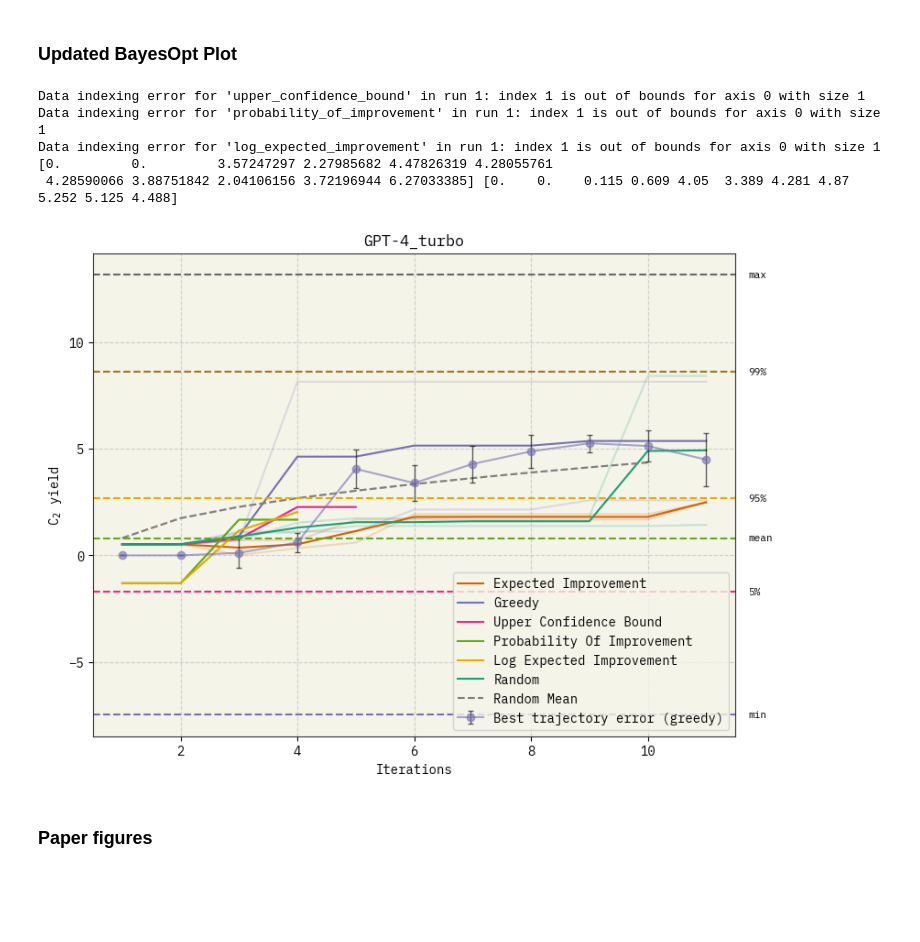
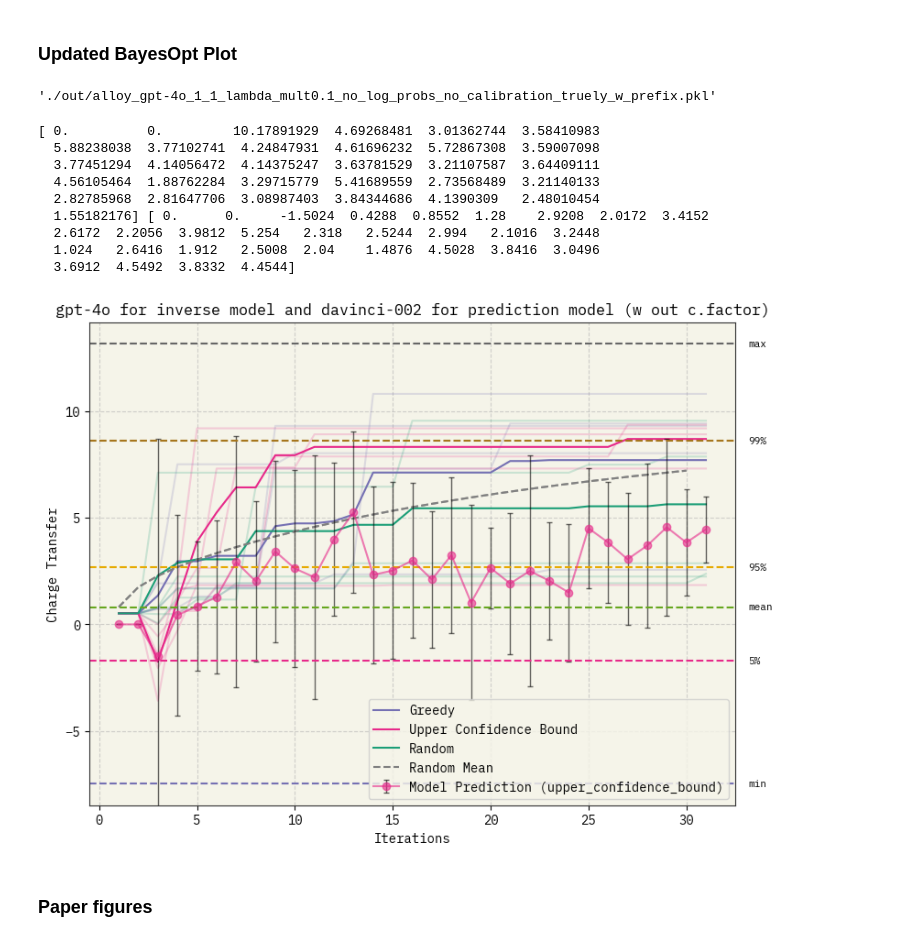
Before and after one commit to ur-whitelab/BO-LIFT, a Jupyter notebook: paper/BO_experiments.ipynb, the cells around one changed output. Drawn from its saved outputs; the diff is of its cells as text; code cells hidden in the pictures; blank space fills up the shorter version.

Commit message:
now able to select different models for prediction vs inverse predcition and controlled dividing by zero for probs

```diff
--- a/paper/BO_experiments.ipynb
+++ b/paper/BO_experiments.ipynb
@@ -393,7 +394,7 @@ def get_dataset(data: str, M=M):
     indexes = np.random.choice(raw_data.shape[0], int(n_data), replace=False)
 
     print(f"Dataset size: \n\t{n_data}")
-    starts = raw_data.sort_values(by=y_name, ascending=True).head(5).sample(M+initial_train)# np.random.randint(0, len(indexes), M)
+    starts = raw_data.sort_values(by=y_name, ascending=True).head(10).sample(M+initial_train)# np.random.randint(0, len(indexes), M)
     print(f"Start xs: \n\t{starts[x_name].to_list()}")
     print(f"Start ys: \n\t{starts[y_name].to_list()}")
     starts = starts.index
@@ -405,15 +406,18 @@ def get_asktell(model: str, kwargs: dict = {}, pool: bolift.Pool = None, knn: in
     match model:
         case "instruct":
             kwargs['model']="gpt-3.5-turbo-instruct"
+            kwargs['inv_model']="gpt-3.5-turbo-0125"
             return bolift.AskTellFewShotTopk(**kwargs)
         case "gpt-turbo":
-            kwargs['model']="gpt-3.5-turbo-0125"
+            kwargs['model']="davinci-002"
+            kwargs['inv_model']="gpt-3.5-turbo-0125"
             return bolift.AskTellFewShotTopk(**kwargs)
         case "gpt-4":
             kwargs['model']="gpt-4-0125-preview"
             return bolift.AskTellFewShotTopk(**kwargs)
         case "gpt-4o":
-            kwargs['model']="gpt-4o"
+            kwargs['inv_model']="gpt-4o"
+            kwargs['model']="davinci-002"
             return bolift.AskTellFewShotTopk(**kwargs)
         case "davinci":
             kwargs['model']="davinci-002"
@@ -495,7 +499,7 @@ warnings.filterwarnings('ignore', message='Input data is not contained to the un
 warnings.filterwarnings('ignore', message='Input data is not standardized.*')
 warnings.filterwarnings('ignore', message="Keyword arguments .* will be ignored because they are not allowed parameters for function .*", category=UserWarning)
 
-for aq in ['expected_improvement',"greedy","random","random_mean"]: #,'log_expected_improvement','expected_improvement',"probability_of_improvement","greedy",
+for aq in ["upper_confidence_bound","greedy","random","random_mean"]: #,'log_expected_improvement','expected_improvement',"probability_of_improvement","greedy",
     print(aq, "start:", end=" ")
     points = []
     for i in range(M):
@@ -510,7 +514,7 @@ for aq in ['expected_improvement',"greedy","random","random_mean"]: #,'log_expec
             N=N,
             aq=aq,
             start_index=starts[i+initial_train],
-            calibrate=True,
+            calibrate=False,
             initial_train=initial_train,
             ask_K=ask_K,
             lambda_multi=lambda_multi,
@@ -747,6 +742,10 @@ def plot_BO(ax, data_file, title, data, axis_name, lim=None, label=False, M=1):
     ax.set_title(title)
 # %% [markdown]
 ### Updated BayesOpt Plot
+# %%
+path
+# %% [output]
+'./out/alloy_gpt-4o_1_1_lambda_mult0.1_no_log_probs_no_calibration_truely_w_prefix.pkl'
 # %%
 from dataclasses import dataclass
 
@@ -760,11 +759,11 @@ def plot_BO(ax, data_file, title, data, axis_name, lim=None, label=False, M=1, i
     """
 
     aq_functions = {
-        "expected_improvement": AqFunction(color="C1"),
+        #"expected_improvement": AqFunction(color="C1"),
         "greedy": AqFunction(color="C2"),
         "upper_confidence_bound": AqFunction(color="C3"),
-        "probability_of_improvement": AqFunction(color="C4"),
-        "log_expected_improvement": AqFunction(color="C5"),
+        # "probability_of_improvement": AqFunction(color="C4"),
+        # "log_expected_improvement": AqFunction(color="C5"),
         "random": AqFunction(color="C8"),
         "random_mean": AqFunction(color="gray", linestyle='--')
     }
@@ -788,8 +787,8 @@ def plot_BO(ax, data_file, title, data, axis_name, lim=None, label=False, M=1, i
                         x_data = d[func_name][i, :, 0].astype(int)
                         y_data = d[func_name][i, :, 1].astype(float)
                     else:
-                        x_data = d[func_name][i, initial_train-1:, 1].astype(int)
-                        y_data = d[func_name][i, initial_train-1:, 2].astype(float)
+                        x_data = d[func_name][i,:, 1].astype(int)
+                        y_data = d[func_name][i,:, 2].astype(float)
                 except IndexError as e:
                     print(f"Data indexing error for '{func_name}' in run {i}: {e}")
                     continue
@@ -812,7 +811,7 @@ def plot_BO(ax, data_file, title, data, axis_name, lim=None, label=False, M=1, i
                     mean_y = d[func_name][:, :, 1].astype(float).mean(axis=0)
                 else:
                     if d[func_name].shape[2] > 2:
-                        mean_y = d[func_name][:, initial_train-1:, 2].astype(float).mean(axis=0)
+                        mean_y = d[func_name][:,:, 2].astype(float).mean(axis=0)
                     else:
                         print(f"Insufficient data columns for '{func_name}' to compute mean_y.")
                         continue
@@ -833,7 +832,8 @@ def plot_BO(ax, data_file, title, data, axis_name, lim=None, label=False, M=1, i
         overall_mean = mean_y.mean()
         if overall_mean > highest_mean:
             highest_mean = overall_mean
-            highest_aq_func = func_name
+            highest_aq_func = "upper_confidence_bound"
+
 
     for func_name, props in aq_functions.items():
         if func_name in d.keys():
@@ -843,8 +843,8 @@ def plot_BO(ax, data_file, title, data, axis_name, lim=None, label=False, M=1, i
                     mean_y = d[func_name][:, :, 1].astype(float).mean(axis=0)
                 else:
                     if d[func_name].shape[2] > 2:
-                        mean_x = d[func_name][:, initial_train-1:, 1].astype(int).mean(axis=0)
-                        mean_y = d[func_name][:, initial_train-1:, 2].astype(float).mean(axis=0)
+                        mean_x = d[func_name][:4, :, 1].astype(int).mean(axis=0)
+                        mean_y = d[func_name][:4, :, 2].astype(float).mean(axis=0)
                     else:
                         print(f"Insufficient data columns for '{func_name}' to compute mean_x and mean_y.")
                         continue
@@ -875,7 +875,7 @@ def plot_BO(ax, data_file, title, data, axis_name, lim=None, label=False, M=1, i
                     mean_y_best,
                     color=aq_functions[highest_aq_func].color,
                     linestyle=aq_functions[highest_aq_func].linestyle,
-                    label=f"Best trajectory ({highest_aq_func})"
+                    label=f"{model} predictions ({highest_aq_func})"
                 )
             else:
                 if d[highest_aq_func].shape[2] > 5:
@@ -890,13 +890,13 @@ def plot_BO(ax, data_file, title, data, axis_name, lim=None, label=False, M=1, i
                     ax.errorbar(
                         x=mean_x_best,
                         y=mean_y_best,
-                        yerr=y_err_best/calibration_factor,
+                        yerr=y_err_best,
                         fmt='-o',
                         color=func_color,
                         ecolor='black',
                         elinewidth=1,
                         capsize=2,
-                        label=f"Best trajectory error ({highest_aq_func})",
+                        label=f"Model Prediction ({highest_aq_func})",
                         alpha=.6
                     )
                 else:
@@ -971,33 +971,37 @@ def plot_BO(ax, data_file, title, data, axis_name, lim=None, label=False, M=1, i
 # %%
 import matplotlib.pyplot as plt
 
 lim = {
     'y_min': raw_data[y_name].min() - 1,
     'y_max': raw_data[y_name].max() + 1
 }
 
 fig, axs = plt.subplots(nrows=1, ncols=1, figsize=(8, 6), constrained_layout=True)
 
 plot_BO(
     ax=axs,
     data_file=path,
-    title="GPT-4_turbo",
+    title=model+" for inverse model and "+ "davinci-002 for prediction model (w out c.factor)",
     data=raw_data[y_name],
-    axis_name=("Iterations", "C$_2$ yield"),
+    axis_name=("Iterations", "Charge Transfer"),
     lim=lim,          # Now a dictionary
     label=True,
     M=M,
     initial_train=initial_train
 )
 
 plt.show()
 # %% [output]
-Data indexing error for 'upper_confidence_bound' in run 1: index 1 is out of bounds for axis 0 with size 1
-Data indexing error for 'probability_of_improvement' in run 1: index 1 is out of bounds for axis 0 with size 1
-Data indexing error for 'log_expected_improvement' in run 1: index 1 is out of bounds for axis 0 with size 1
-[0.         0.         3.57247297 2.27985682 4.47826319 4.28055761
- 4.28590066 3.88751842 2.04106156 3.72196944 6.27033385] [0.    0.    0.115 0.609 4.05  3.389 4.281 4.87  5.252 5.125 4.488]
+[ 0.          0.         10.17891929  4.69268481  3.01362744  3.58410983
+  5.88238038  3.77102741  4.24847931  4.61696232  5.72867308  3.59007098
+  3.77451294  4.14056472  4.14375247  3.63781529  3.21107587  3.64409111
+  4.56105464  1.88762284  3.29715779  5.41689559  2.73568489  3.21140133
+  2.82785968  2.81647706  3.08987403  3.84344686  4.1390309   2.48010454
+  1.55182176] [ 0.      0.     -1.5024  0.4288  0.8552  1.28    2.9208  2.0172  3.4152
+  2.6172  2.2056  3.9812  5.254   2.318   2.5244  2.994   2.1016  3.2448
+  1.024   2.6416  1.912   2.5008  2.04    1.4876  4.5028  3.8416  3.0496
+  3.6912  4.5492  3.8332  4.4544]
-[figure, old version]
+[figure, new version]
 # %% [markdown]
 ### Paper figures
 # %%
```
Also changed, not shown: parts of 5 cells of this notebook, 6 other files.
